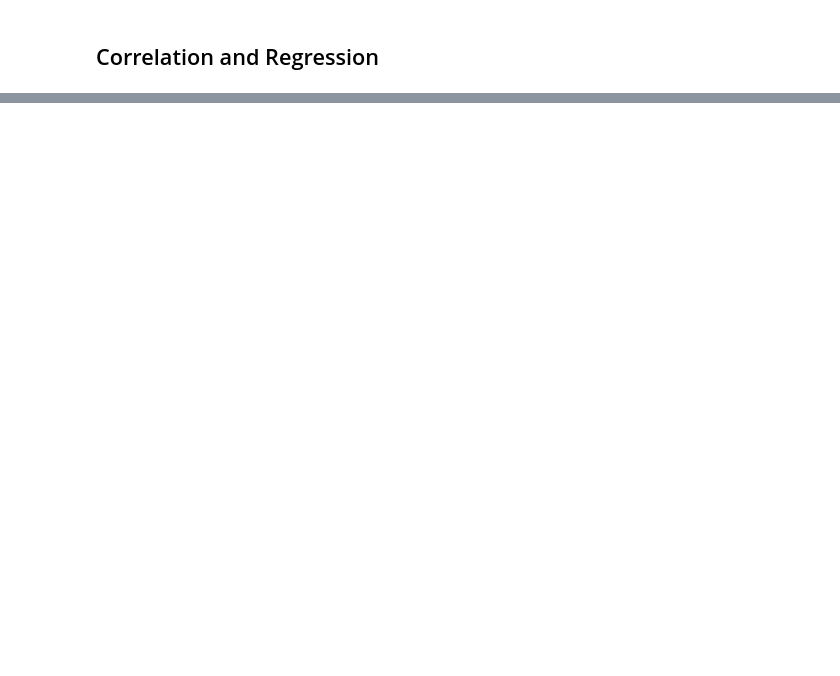
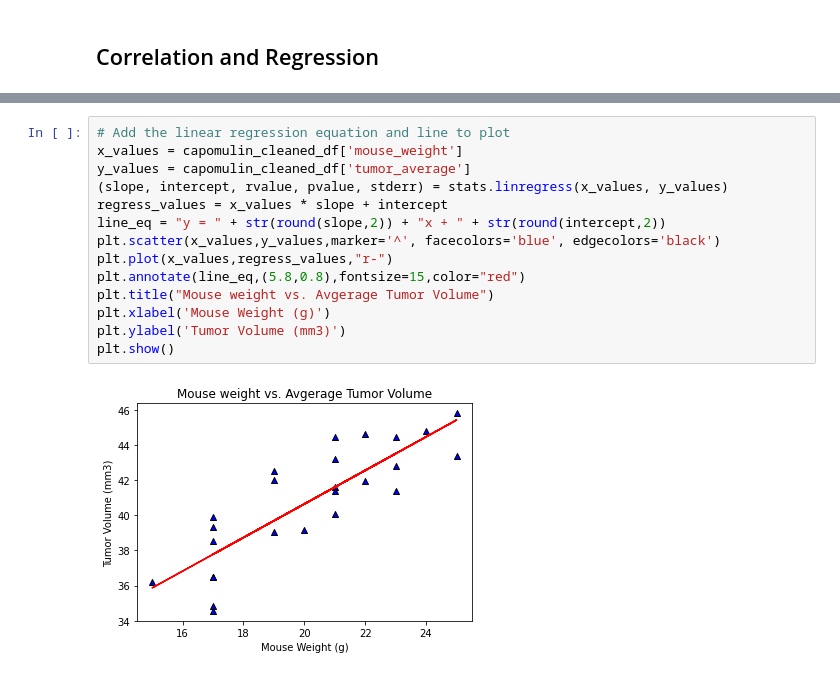
Before and after one commit to skdabra30/matplotlib-challenge, a Jupyter notebook: Instructions/Pymaceuticals/pymaceuticals.ipynb, the cells around one changed output, grey strips where cells are left out. Cells and saved outputs as stored; diff of their text form; blank space fills up the shorter version.

```diff
--- a/Instructions/Pymaceuticals/pymaceuticals.ipynb
+++ b/Instructions/Pymaceuticals/pymaceuticals.ipynb
@@ -444,0 +521,16 @@ Values above 87.66645829999999 could be outliers.
+# %%
+# Add the linear regression equation and line to plot
+x_values = capomulin_cleaned_df['mouse_weight']
+y_values = capomulin_cleaned_df['tumor_average']
+(slope, intercept, rvalue, pvalue, stderr) = stats.linregress(x_values, y_values)
+regress_values = x_values * slope + intercept
+line_eq = "y = " + str(round(slope,2)) + "x + " + str(round(intercept,2))
+plt.scatter(x_values,y_values,marker='^', facecolors='blue', edgecolors='black')
+plt.plot(x_values,regress_values,"r-")
+plt.annotate(line_eq,(5.8,0.8),fontsize=15,color="red")
+plt.title("Mouse weight vs. Avgerage Tumor Volume")
+plt.xlabel('Mouse Weight (g)')
+plt.ylabel('Tumor Volume (mm3)')
+plt.show()
+# %% [output]
+[figure, added]
```
Also changed, not shown: parts of 25 cells of this notebook.
